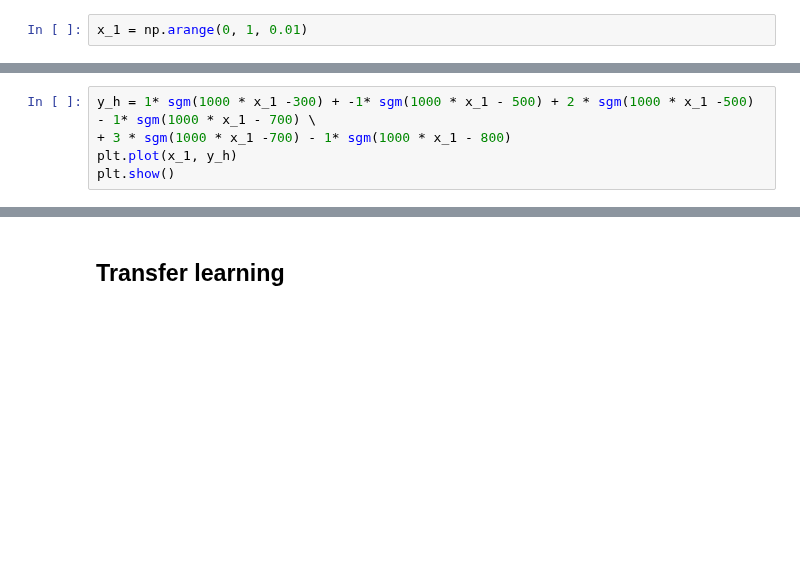
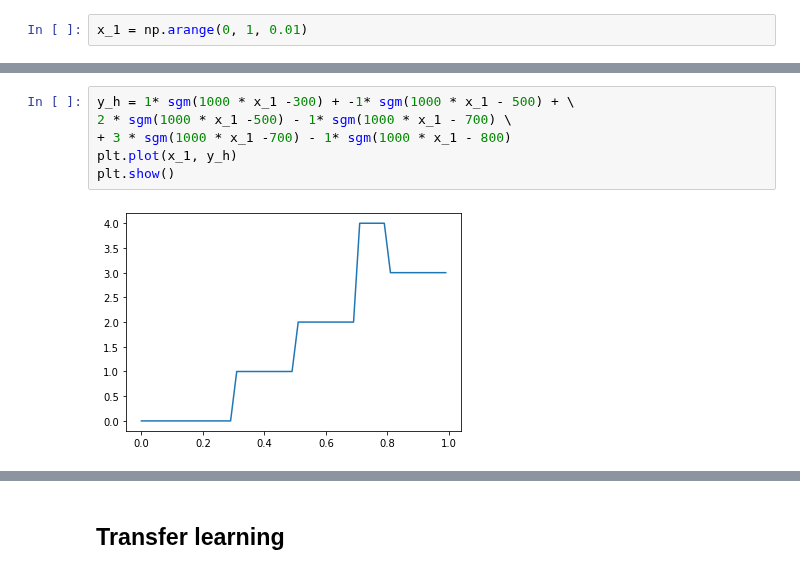
Before and after one commit to MaxinAI/school-of-ai, a Jupyter notebook: additional_1_representation_learning.ipynb, the cells around one changed output, grey strips where cells are left out. Saved outputs shown, nothing was run; the diff lists cells and outputs as text; blank space fills up the shorter version.

```diff
--- a/additional_1_representation_learning.ipynb
+++ b/additional_1_representation_learning.ipynb
@@ -74,8 +123,11 @@ plt.show()
 # %%
-y_h = 1* sgm(1000 * x_1 -300) + -1* sgm(1000 * x_1 - 500) + 2 * sgm(1000 * x_1 -500) - 1* sgm(1000 * x_1 - 700) \
+y_h = 1* sgm(1000 * x_1 -300) + -1* sgm(1000 * x_1 - 500) + \
+2 * sgm(1000 * x_1 -500) - 1* sgm(1000 * x_1 - 700) \
 + 3 * sgm(1000 * x_1 -700) - 1* sgm(1000 * x_1 - 800)
 plt.plot(x_1, y_h)
 plt.show()
+# %% [output]
+[figure, added]
 # %% [markdown]
 More approximation need wider layer
 <img src="images/add1/ua_2.png" height="800" width="800">
```
Also changed, not shown: parts of 12 cells of this notebook, 1 other file.
